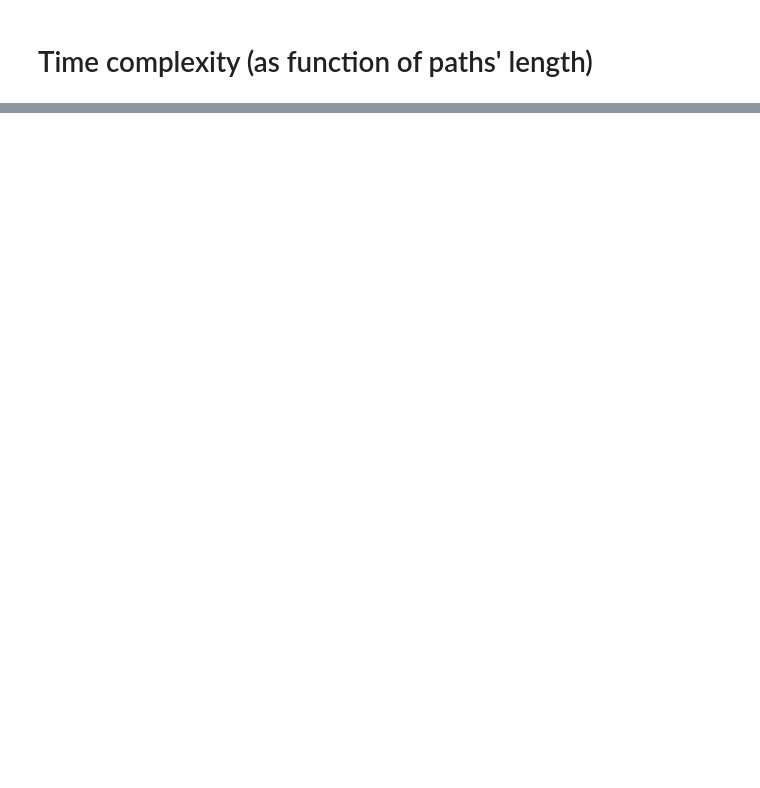
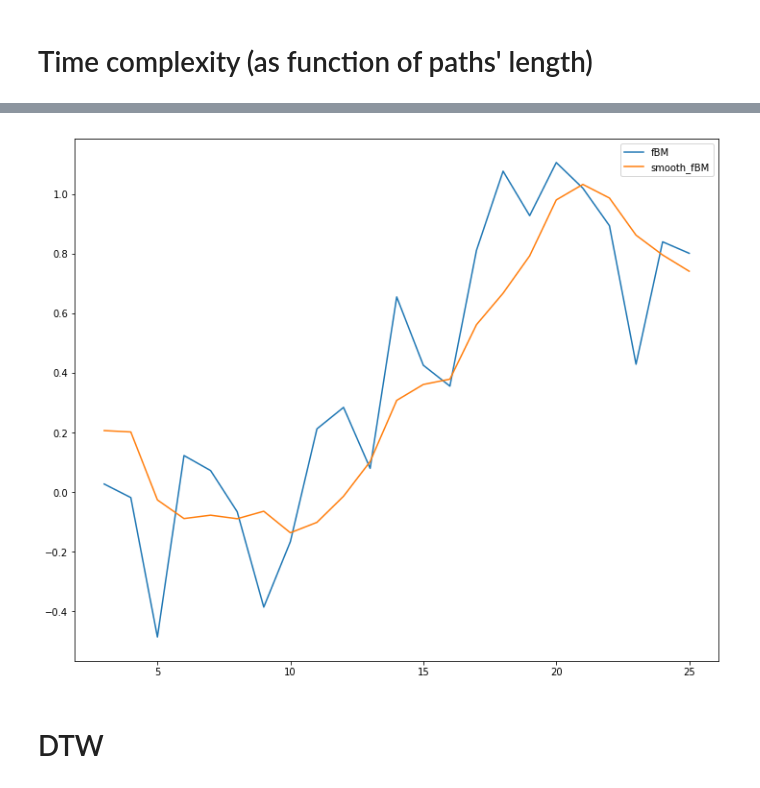
Before and after one commit to mindychen213/warped-p-variation, a Jupyter notebook: Branch-and-Bound/examples/Timings for BnB Warping P-Var Signature distance.ipynb, the cells around one changed output, grey strips where cells are left out. Cells and saved outputs as stored; diff of their text form; code cells hidden in the pictures; blank space fills up the shorter version.

```diff
--- a/Branch-and-Bound/examples/Timings for BnB Warping P-Var Signature distance.ipynb
+++ b/Branch-and-Bound/examples/Timings for BnB Warping P-Var Signature distance.ipynb
@@ -164,0 +187,15 @@ plt.show()
+# %%
+fbm_generator = FBM(n=25, hurst=0.35, length=1)
+# %%
+fbm_sample = fbm_generator.fbm()
+# %%
+fbm_sample_smooth = pd.Series(fbm_sample).rolling(window=4).mean()
+# %%
+df = pd.DataFrame([fbm_sample, fbm_sample_smooth], index=['fBM', 'smooth_fBM']).T.dropna()
+# %%
+df.plot(figsize=(12, 10))
+plt.show()
+# %% [output]
+[figure, added]
+# %% [markdown]
+# DTW
```
Also changed, not shown: parts of 14 cells of this notebook, 1 other file.
